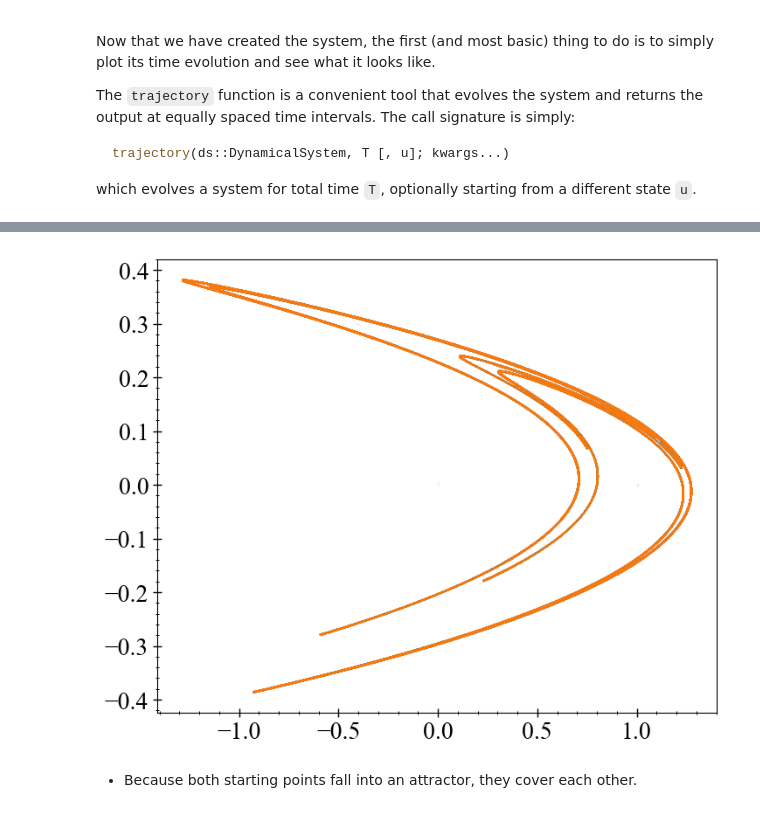
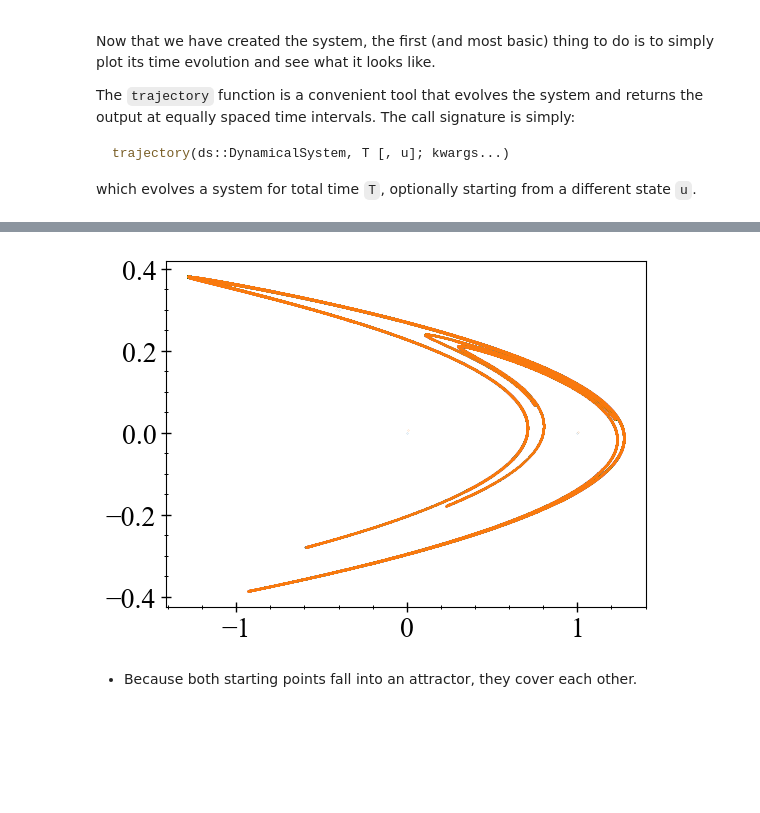
Before and after one commit to xorJane/tutorials, a Jupyter notebook: 2. Creating a dynamical system.ipynb, the cells around one changed output, grey strips where cells are left out. Drawn from its saved outputs; the diff is of its cells as text; code cells hidden in the pictures; blank space fills up the shorter version.

```diff
--- a/2. Creating a dynamical system.ipynb
+++ b/2. Creating a dynamical system.ipynb
@@ -134,10 +137,10 @@ tr2 = trajectory(henon, 100000, 0.01rand(2))
 # %%
 using PyPlot
-figure(figsize=(8,6))
+figure(figsize=(6,4))
 plot(tr[:, 1], tr[:, 2], lw = 0.0, marker = "o", ms = 0.1);
 plot(tr2[:, 1], tr2[:, 2], lw = 0.0, marker = "o", ms = 0.1);
 # %% [output]
-[figure, old version]
+[figure, new version]
 # %% [markdown]
 * Because both starting points fall into an attractor, they cover each other.
 # %% [markdown]
```
Also changed, not shown: parts of 12 cells of this notebook, 6 other files.
